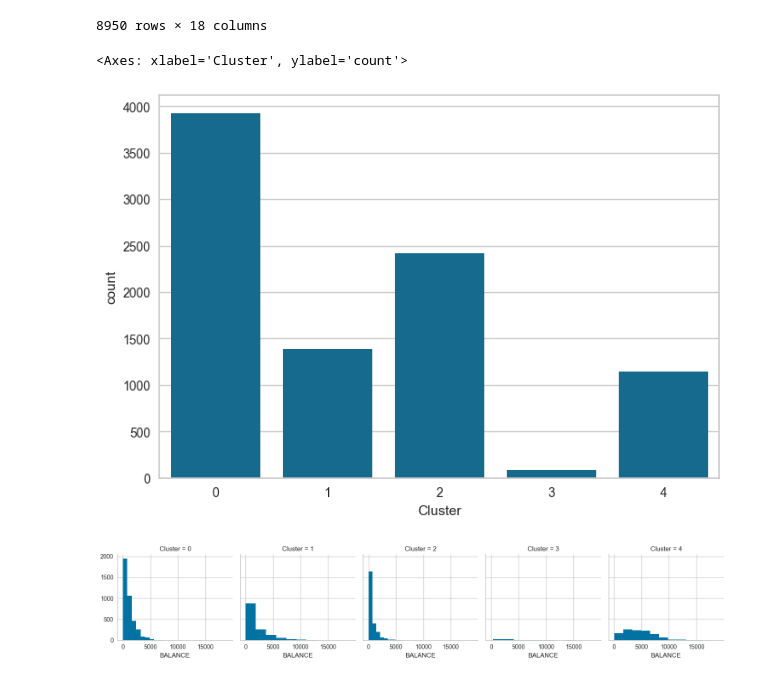
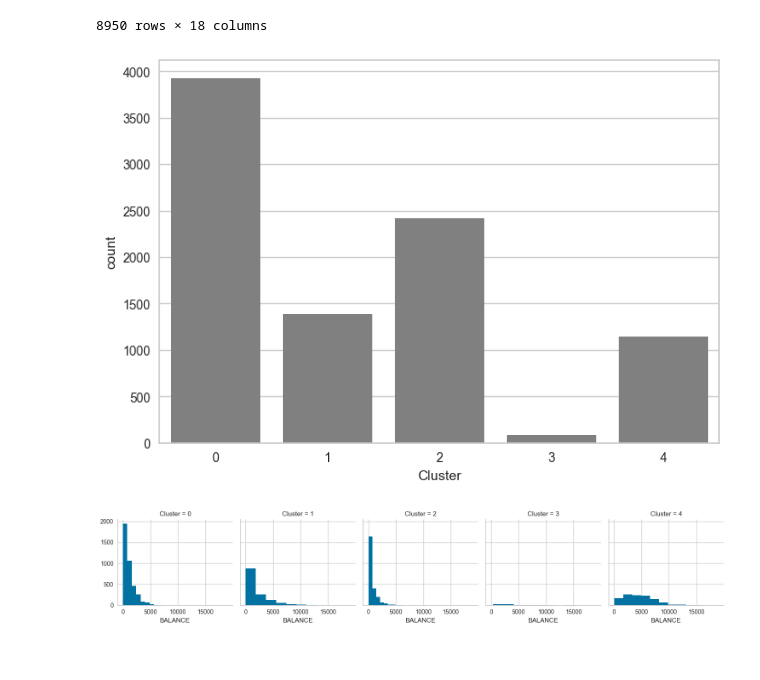
Before and after one commit to Elsande/unsupervised, a Jupyter notebook: unsupervised.ipynb, the cells around one changed output. Saved outputs shown, nothing was run; the diff lists cells and outputs as text; code cells hidden in the pictures.

```diff
--- a/unsupervised.ipynb
+++ b/unsupervised.ipynb
@@ -286,10 +286,10 @@ cluster_df
 | 8949 | 372.708075 | 0.666667 | 1093.25 | 1093.25 | 0.00 | 127.040008 | ... |
 8950 rows × 18 columns
 # %%
-sns.countplot(x='Cluster', data=cluster_df)
+sns.countplot(x='Cluster', data=cluster_df, color='grey')
+plt.show()
 # %% [output]
-<Axes: xlabel='Cluster', ylabel='count'>
-[figure, old version]
+[figure, new version]
 # %%
 for c in cluster_df:
   grid = sns.FacetGrid(cluster_df, col='Cluster')
```
Also changed, not shown: parts of 8 cells of this notebook.
